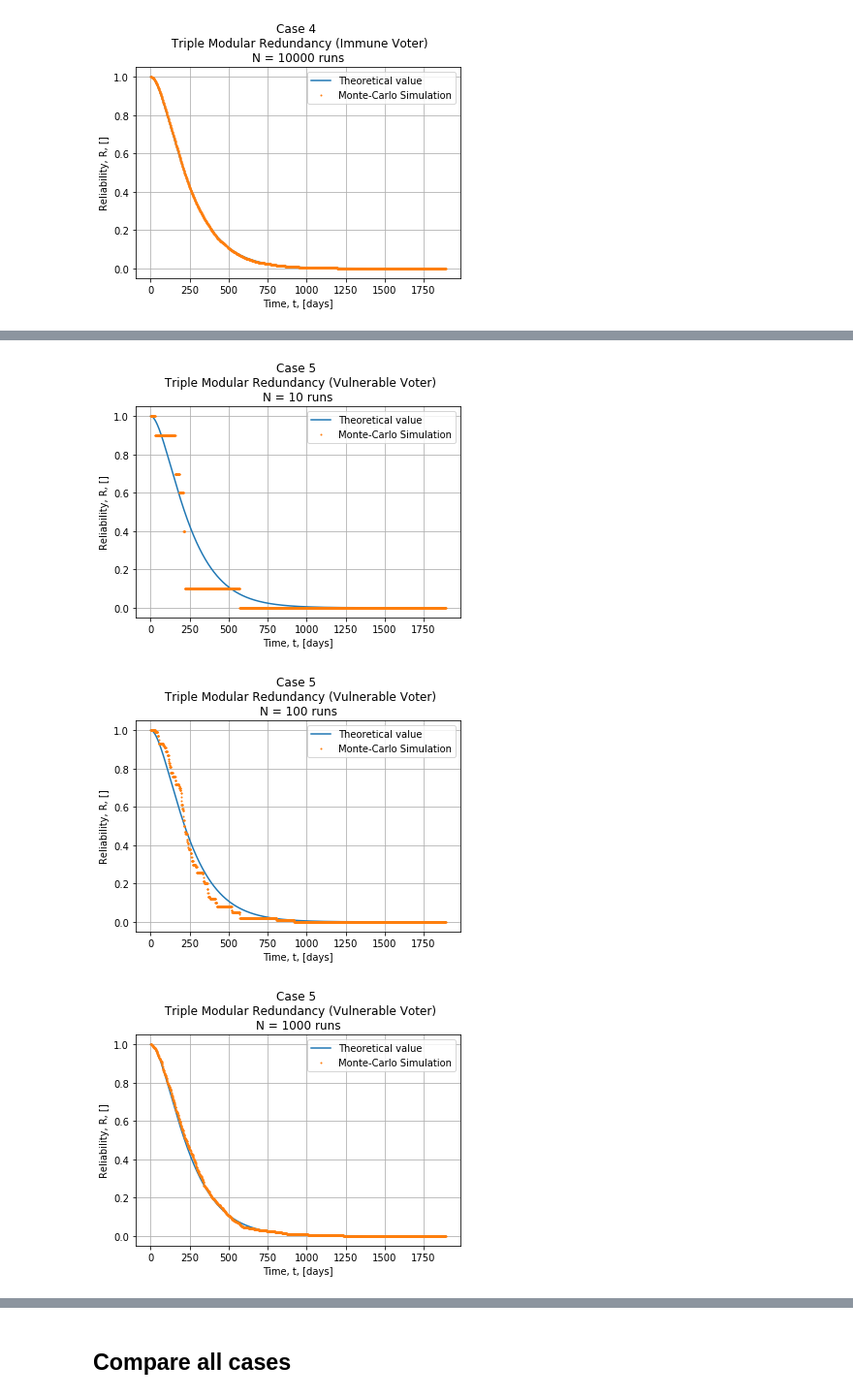
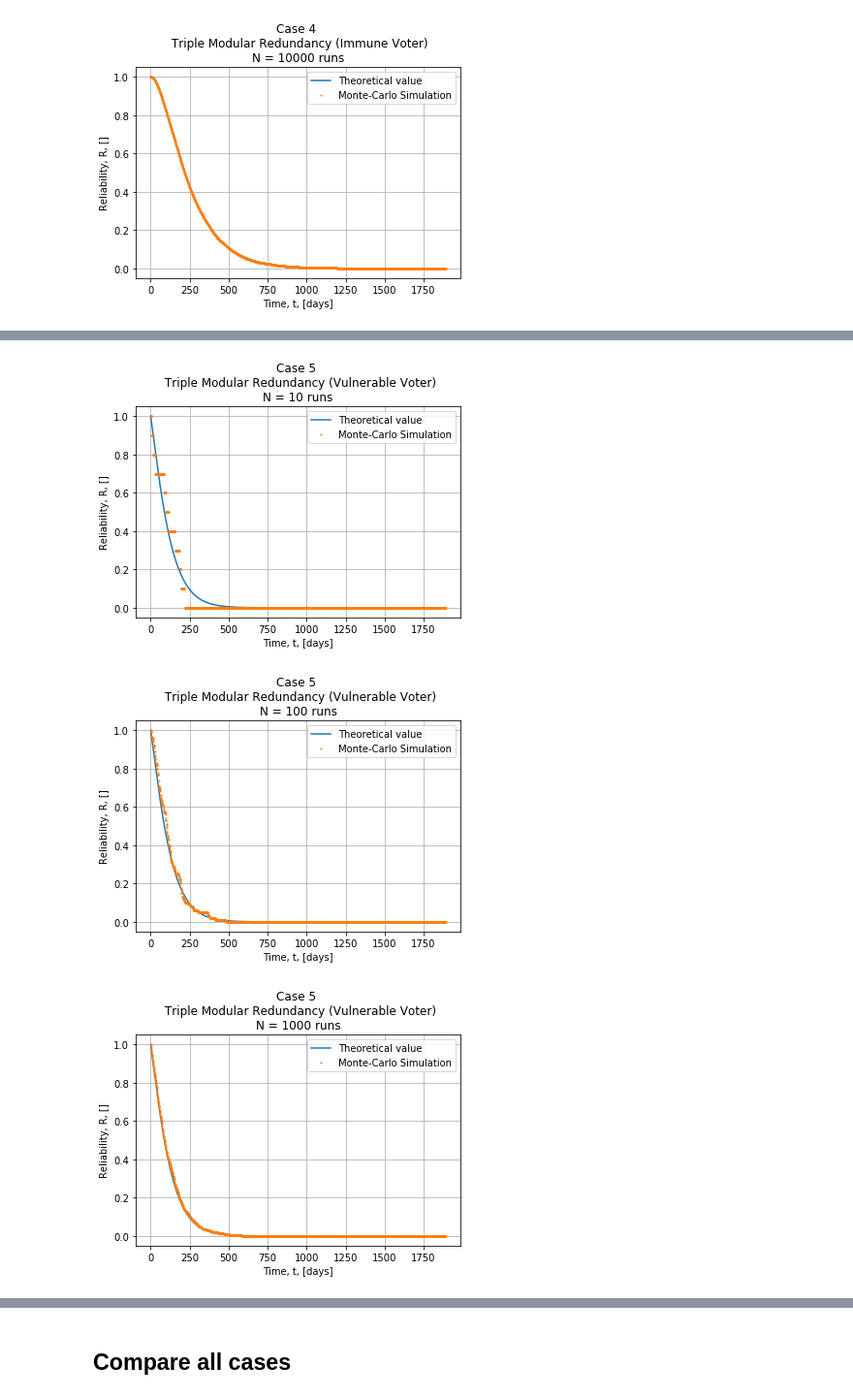
Before and after one commit to aretselis/msc-computational-physics, a Jupyter notebook: Courses/Computational Mathematics II (ΥΦE208)/MC_reliability_simulations.ipynb, the cells around one changed output, grey strips where cells are left out. Shown at 97% size. Drawn from its saved outputs; the diff is of its cells as text; code cells hidden in the pictures.

```diff
--- a/Courses/Computational Mathematics II (ΥΦE208)/MC_reliability_simulations.ipynb
+++ b/Courses/Computational Mathematics II (ΥΦE208)/MC_reliability_simulations.ipynb
@@ -596,7 +596,7 @@ def tmr(runs):
     lambda_MCU = 3.17 * pow(10, -3)  # [per day, OMERE data]
     MTTF_MCU = 1 / lambda_MCU  # [days]
 
-    lambda_voter = 6.02 * pow(10, -6)  # [per day, OMERE data]
+    lambda_voter = 6.02 * pow(10, -3)  # [per day, OMERE data]
     MTTF_voter = 1 / lambda_voter  # [days]
 
     # Define time domain
@@ -663,3 +663,3 @@ for i in range(0, np.size(runs)):
-[figure, old version]
+[figure, new version]
-[figure, old version]
+[figure, new version]
-[figure, old version]
+[figure, new version]
```
Also changed, not shown: parts of 4 cells of this notebook, 6 other files.
